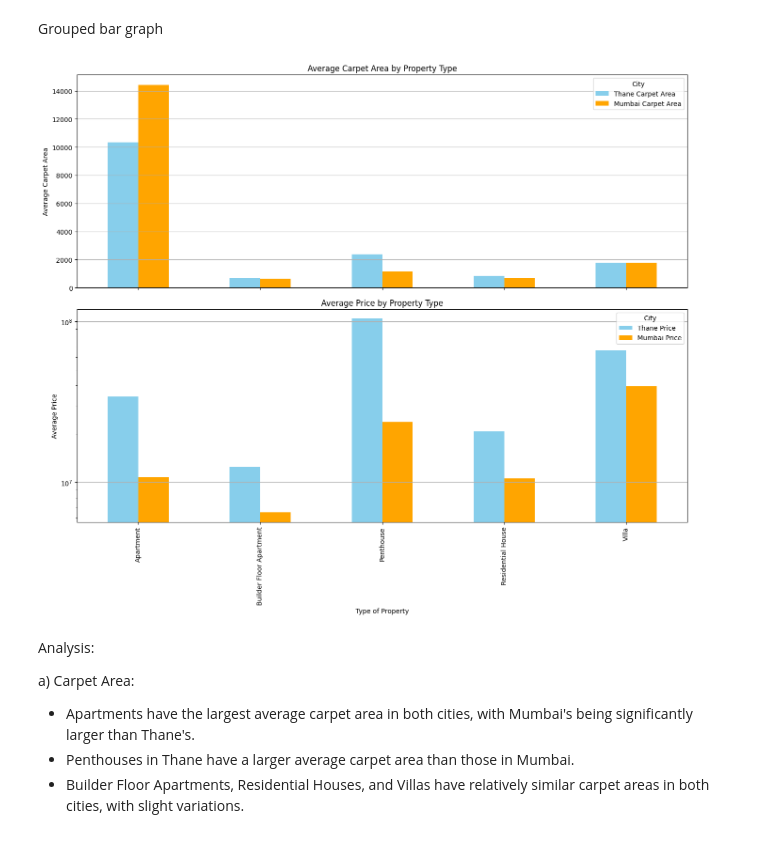
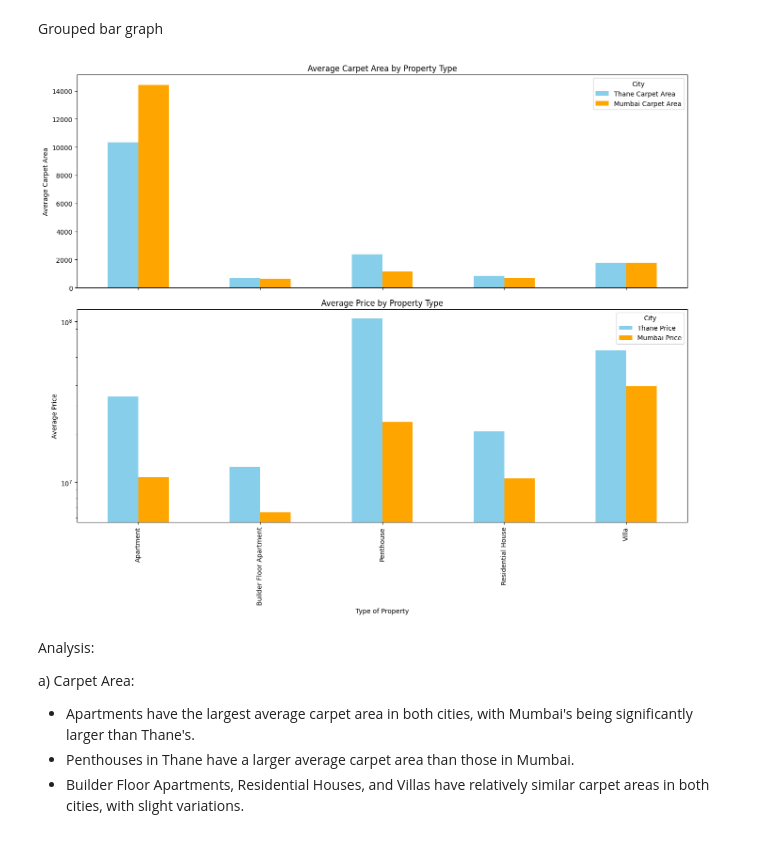
Before and after one commit to arghyawning/data-analytics-1-assignments, a Jupyter notebook: a1/51/assignment1_51.ipynb, the cells around one changed output. Drawn from its saved outputs; the diff is of its cells as text; code cells hidden in the pictures.

```diff
--- a/a1/51/assignment1_51.ipynb
+++ b/a1/51/assignment1_51.ipynb
@@ -417,36 +417,34 @@ Grouped bar graph
 # %%
 import pandas as pd
 import matplotlib.pyplot as plt
 
 thane_mumbai_data = df[df['City'].isin(['Thane', 'Mumbai'])]
 
 avg_values = thane_mumbai_data.groupby(['City', 'Type of Property']).agg({
     'Carpet Area': 'mean',
     'Price': 'mean'
 }).unstack(level=0).reset_index()
 
 avg_values.columns = ['Type of Property', 'Thane Carpet Area', 'Mumbai Carpet Area', 'Thane Price', 'Mumbai Price']
 
 fig, axs = plt.subplots(2, 1, figsize=(14, 12), sharex=True)
 
 avg_values.plot(kind='bar', x='Type of Property', y=['Thane Carpet Area', 'Mumbai Carpet Area'], ax=axs[0], color=['skyblue', 'orange'])
 axs[0].set_title('Average Carpet Area by Property Type')
 axs[0].set_ylabel('Average Carpet Area')
 axs[0].legend(title='City')
-axs[0].grid(axis='y')
 
 avg_values.plot(kind='bar', x='Type of Property', y=['Thane Price', 'Mumbai Price'], ax=axs[1], color=['skyblue', 'orange'])
 axs[1].set_title('Average Price by Property Type')
 axs[1].set_ylabel('Average Price')
 axs[1].set_yscale('log')
 axs[1].legend(title='City')
-axs[1].grid(axis='y')
 
 plt.xlabel('Type of Property')
 plt.tight_layout()
 plt.show()
 # %% [output]
-[figure, old version]
+[figure, new version]
 # %% [markdown]
 Analysis:
 
```
Also changed, not shown: parts of 19 cells of this notebook, 1 other file.
